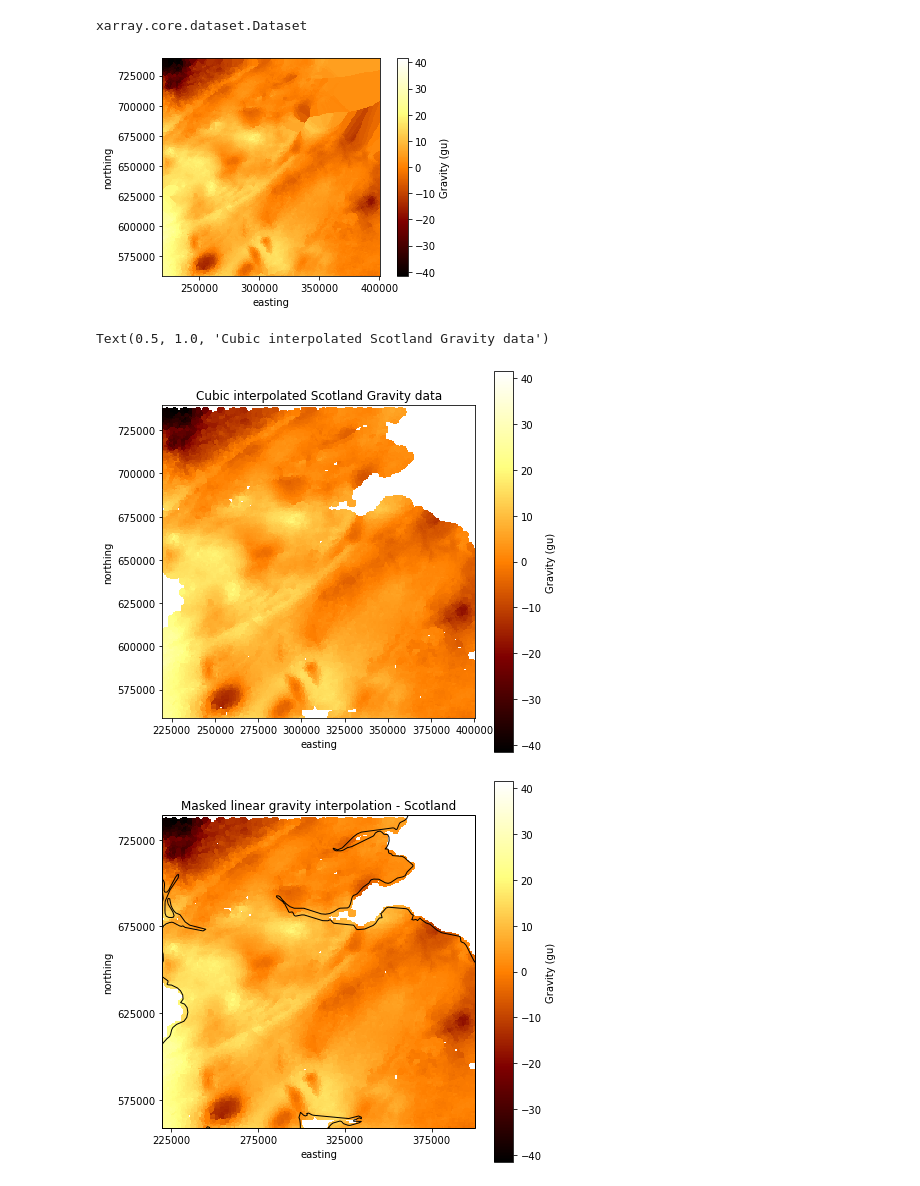
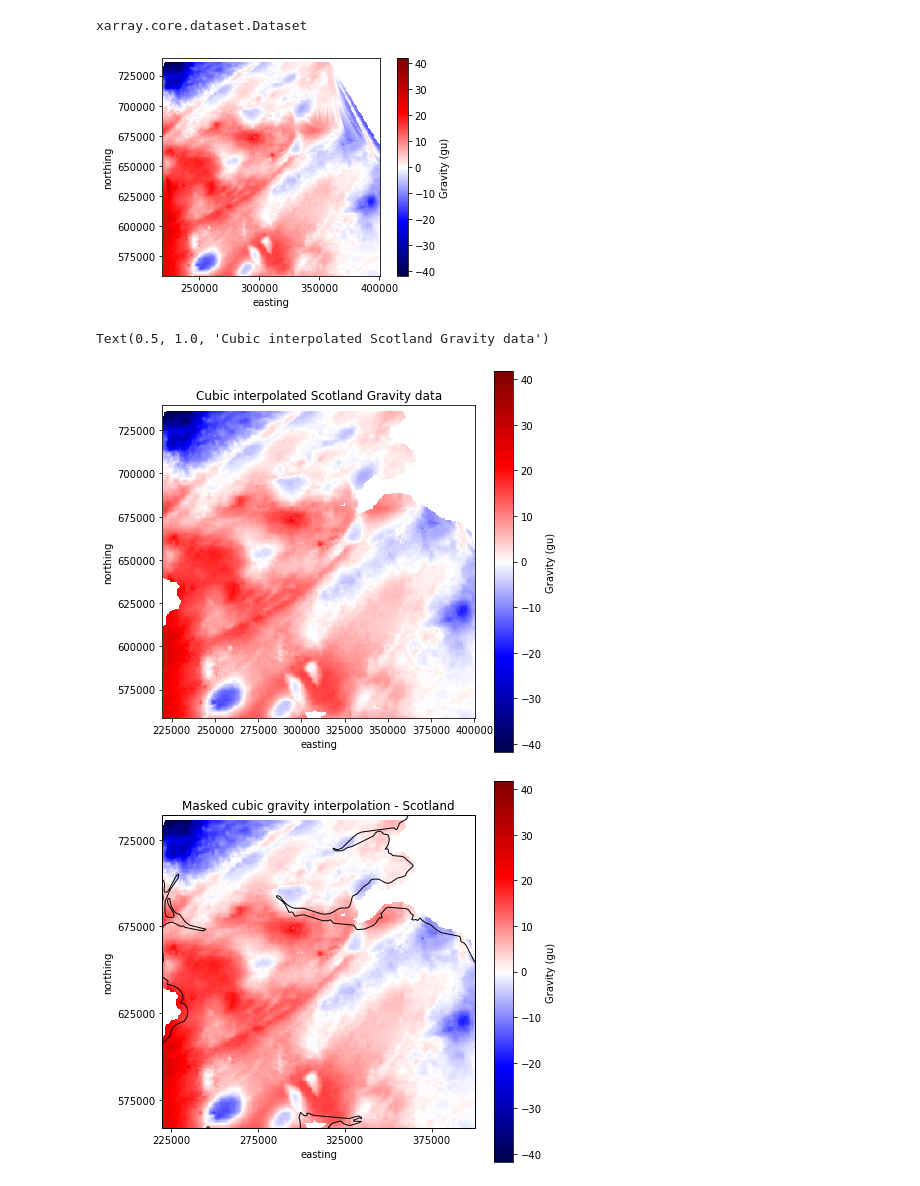
Before and after one commit to Lewis-Khan/Potential_Field_Analysis, a Jupyter notebook: Scotland_Grav_verde.ipynb, the cells around one changed output. Saved outputs shown, nothing was run; the diff lists cells and outputs as text; code cells hidden in the pictures.

Commit message:
Updated figures and added hillshade

```diff
--- a/Scotland_Grav_verde.ipynb
+++ b/Scotland_Grav_verde.ipynb
@@ -46,7 +46,7 @@ region = (W, E, S, N)
 easting, northing = vd.grid_coordinates(region = region, shape=(nx, ny))
 # %%
 #Interpolating the data
-grd = vd.ScipyGridder(method='nearest').fit((east, north), boug)
+grd = vd.ScipyGridder(method='cubic').fit((east, north), boug)
 # %%
 #Gridding the data
 grid = grd.grid(region = region, shape=(nx, ny), data_names='Gravity (gu)')
@@ -57,10 +57,10 @@ xarray.core.dataset.Dataset
 # %%
 cmap = plt.cm.afmhot
 
 fig, ax = plt.subplots()
-grid['Gravity (gu)'].plot.pcolormesh(ax=ax, cmap=cmap)
+grid['Gravity (gu)'].plot.pcolormesh(ax=ax, cmap='seismic')
 ax.set_aspect('equal')
 # %% [output]
-[figure, old version]
+[figure, new version]
 # %%
 #mask based on the data being more then 2 grid spacings.
@@ -68,29 +68,29 @@ mask = vd.distance_mask(data_coordinates=(east, north), grid=grid, maxdist=3*(sq
 # %%
 #Plot the masked data
 fig, ax = plt.subplots(figsize=(7,7),)
-mask['Gravity (gu)'].plot.pcolormesh(ax=ax, cmap=cmap)
+mask['Gravity (gu)'].plot.pcolormesh(ax=ax, cmap='seismic')
 ax.set_aspect('equal')
 ax.set_title('Cubic interpolated Scotland Gravity data')
 # %% [output]
 Text(0.5, 1.0, 'Cubic interpolated Scotland Gravity data')
-[figure, old version]
+[figure, new version]
 # %%
 xticks = np.arange(225000, 400000, 50000)
 yticks = np.arange(575000,775000, 50000)
 
 fig = plt.figure(figsize=(7,7))
 ax = plt.axes(projection=ccrs.crs.OSGB())
-mask['Gravity (gu)'].plot.pcolormesh(cmap=cmap)
+mask['Gravity (gu)'].plot.pcolormesh(ax=ax, cmap='seismic')
 ax.coastlines(resolution='10m')
 ax.set_xlim((W, E))
 ax.set_ylim((S, N))
-ax.set_title('Masked linear gravity interpolation - Scotland')
+ax.set_title('Masked cubic gravity interpolation - Scotland')
 #ax.gridlines(crs=ccrs.crs.OSGB())
 
-ax.set_xticks(xticks)
-ax.set_yticks(yticks)
+ax.set_xticks(xticks, minor=False)
+ax.set_yticks(yticks, minor=False)
 
-fp='./Figures/ScotlandGrav/linear_interp.png'
+fp='./Figures/ScotlandGrav/cubic_interp.png'
 fig.savefig(fp, dpi=300, bbox_inches='tight')
 # %% [output]
-[figure, old version]
+[figure, new version]
```
Also changed, not shown: parts of 6 cells of this notebook, 4 other files.
